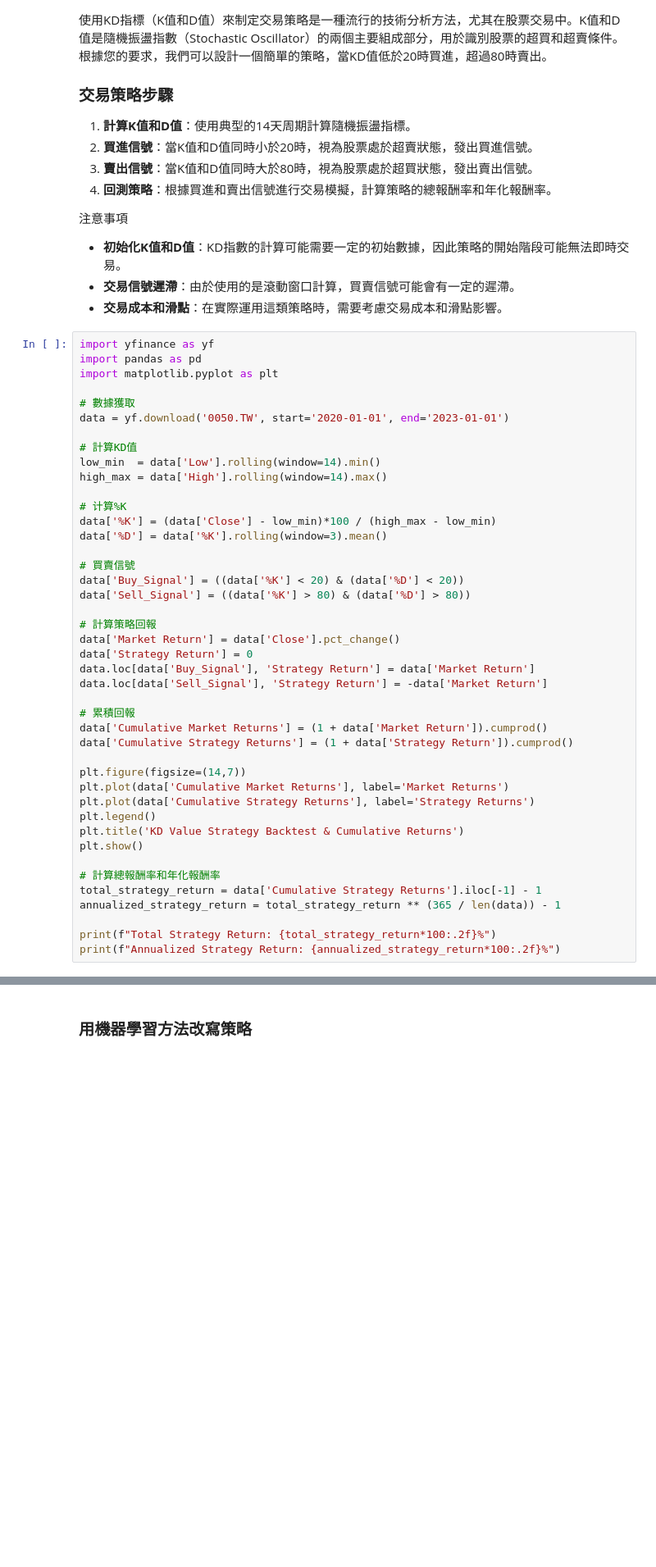
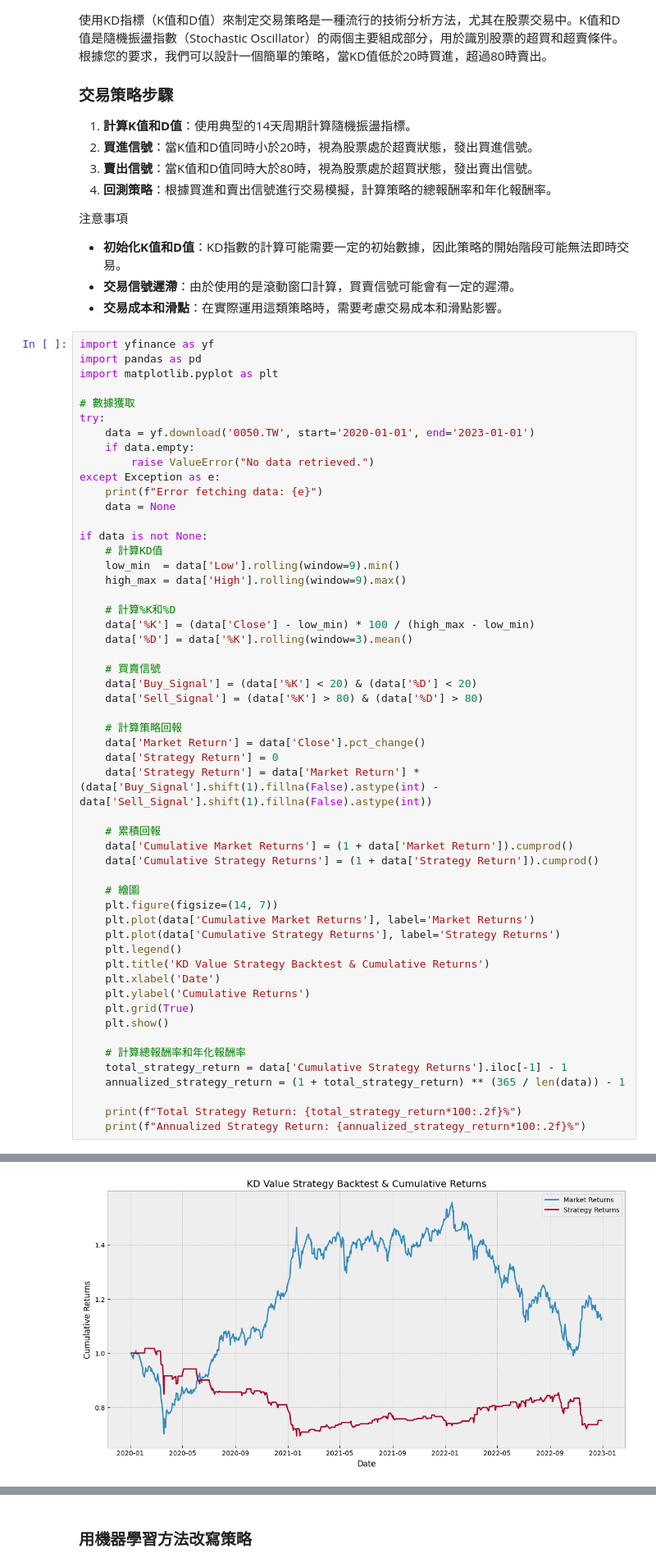
Before and after one commit to willismax/MediaSystem-Python-Course, a Jupyter notebook: 01.Intro-Python/Python資料分析應用_股票分析入門.ipynb, the cells around one changed output, grey strips where cells are left out. Shown at 82% size. Saved outputs shown, nothing was run; the diff lists cells and outputs as text; blank space fills up the shorter version.

```diff
--- a/01.Intro-Python/Python資料分析應用_股票分析入門.ipynb
+++ b/01.Intro-Python/Python資料分析應用_股票分析入門.ipynb
@@ -491,42 +491,52 @@ import pandas as pd
 import matplotlib.pyplot as plt
 
 # 數據獲取
-data = yf.download('0050.TW', start='2020-01-01', end='2023-01-01')
+try:
+    data = yf.download('0050.TW', start='2020-01-01', end='2023-01-01')
+    if data.empty:
+        raise ValueError("No data retrieved.")
+except Exception as e:
+    print(f"Error fetching data: {e}")
+    data = None
 
-# 計算KD值
-low_min  = data['Low'].rolling(window=14).min()
-high_max = data['High'].rolling(window=14).max()
+if data is not None:
+    # 計算KD值
+    low_min  = data['Low'].rolling(window=9).min()
+    high_max = data['High'].rolling(window=9).max()
 
-# 计算%K
-data['%K'] = (data['Close'] - low_min)*100 / (high_max - low_min)
-data['%D'] = data['%K'].rolling(window=3).mean()
+    # 計算%K和%D
+    data['%K'] = (data['Close'] - low_min) * 100 / (high_max - low_min)
+    data['%D'] = data['%K'].rolling(window=3).mean()
 
-# 買賣信號
-data['Buy_Signal'] = ((data['%K'] < 20) & (data['%D'] < 20))
-data['Sell_Signal'] = ((data['%K'] > 80) & (data['%D'] > 80))
+    # 買賣信號
+    data['Buy_Signal'] = (data['%K'] < 20) & (data['%D'] < 20)
+    data['Sell_Signal'] = (data['%K'] > 80) & (data['%D'] > 80)
 
-# 計算策略回報
-data['Market Return'] = data['Close'].pct_change()
-data['Strategy Return'] = 0
-data.loc[data['Buy_Signal'], 'Strategy Return'] = data['Market Return']
-data.loc[data['Sell_Signal'], 'Strategy Return'] = -data['Market Return']
+    # 計算策略回報
+    data['Market Return'] = data['Close'].pct_change()
+    data['Strategy Return'] = 0
+    data['Strategy Return'] = data['Market Return'] * (data['Buy_Signal'].shift(1).fillna(False).astype(int) - data['Sell_Signal'].shift(1).fillna(False).astype(int))
 
-# 累積回報
-data['Cumulative Market Returns'] = (1 + data['Market Return']).cumprod()
-data['Cumulative Strategy Returns'] = (1 + data['Strategy Return']).cumprod()
+    # 累積回報
+    data['Cumulative Market Returns'] = (1 + data['Market Return']).cumprod()
+    data['Cumulative Strategy Returns'] = (1 + data['Strategy Return']).cumprod()
 
-plt.figure(figsize=(14,7))
-plt.plot(data['Cumulative Market Returns'], label='Market Returns')
-plt.plot(data['Cumulative Strategy Returns'], label='Strategy Returns')
-plt.legend()
-plt.title('KD Value Strategy Backtest & Cumulative Returns')
-plt.show()
+    # 繪圖
+    plt.figure(figsize=(14, 7))
+    plt.plot(data['Cumulative Market Returns'], label='Market Returns')
+    plt.plot(data['Cumulative Strategy Returns'], label='Strategy Returns')
+    plt.legend()
+    plt.title('KD Value Strategy Backtest & Cumulative Returns')
+    plt.xlabel('Date')
+    plt.ylabel('Cumulative Returns')
+    plt.grid(True)
+    plt.show()
 
-# 計算總報酬率和年化報酬率
-total_strategy_return = data['Cumulative Strategy Returns'].iloc[-1] - 1
-annualized_strategy_return = total_strategy_return ** (365 / len(data)) - 1
+    # 計算總報酬率和年化報酬率
+    total_strategy_return = data['Cumulative Strategy Returns'].iloc[-1] - 1
+    annualized_strategy_return = (1 + total_strategy_return) ** (365 / len(data)) - 1
 
-print(f"Total Strategy Return: {total_strategy_return*100:.2f}%")
-print(f"Annualized Strategy Return: {annualized_strategy_return*100:.2f}%")
+    print(f"Total Strategy Return: {total_strategy_return*100:.2f}%")
+    print(f"Annualized Strategy Return: {annualized_strategy_return*100:.2f}%")
 # %% [output]
 [*********************100%%**********************]  1 of 1 completed
@@ -533,0 +543 @@ print(f"Annualized Strategy Return: {annualized_strategy_return*100:.2f}%")
+[figure, added]
```
Also changed, not shown: parts of 10 cells of this notebook.
